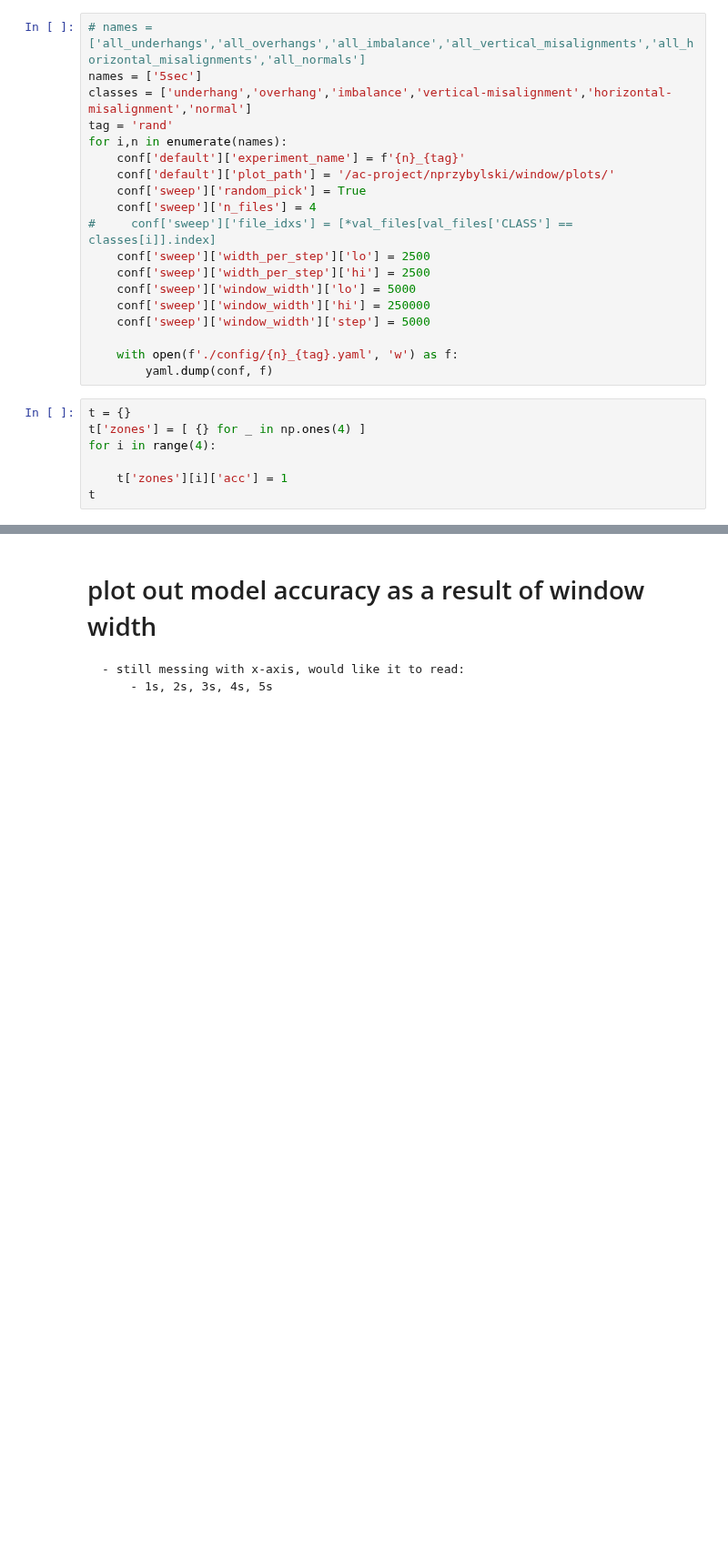
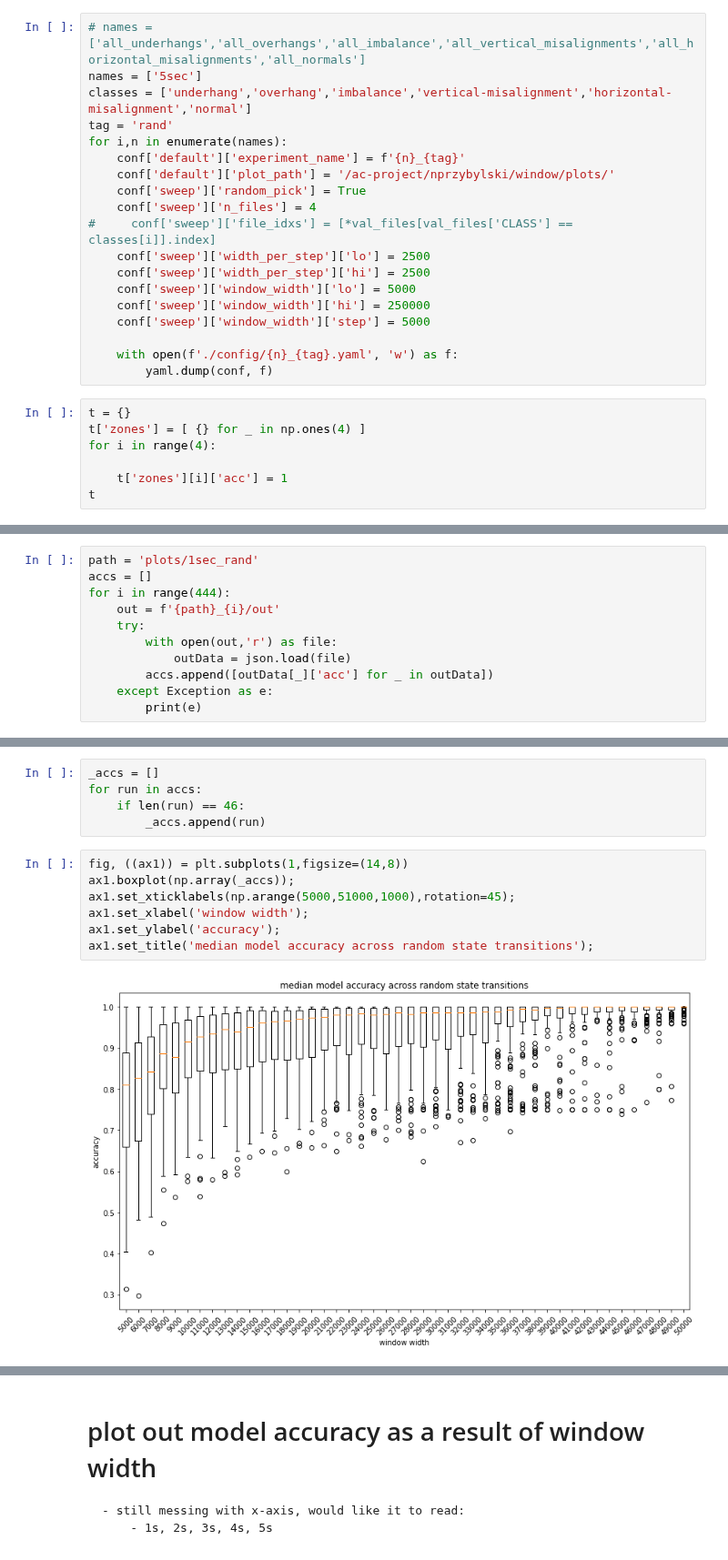
Before and after one commit to nprzybylski/window, a Jupyter notebook: sliding window.ipynb, the cells around one changed output, grey strips where cells are left out. Shown at 91% size. Cells and saved outputs as stored; diff of their text form; blank space fills up the shorter version.

Commit message:
added to window notebook

```diff
--- a/sliding window.ipynb
+++ b/sliding window.ipynb
@@ -933,0 +935,11 @@ t
+# %%
+path = 'plots/1sec_rand'
+accs = []
+for i in range(444):
+    out = f'{path}_{i}/out'
+    try:
+        with open(out,'r') as file:
+            outData = json.load(file)
+        accs.append([outData[_]['acc'] for _ in outData])
+    except Exception as e:
+        print(e)
@@ -933,0 +964,14 @@ t
+# %%
+_accs = []
+for run in accs:
+    if len(run) == 46:
+        _accs.append(run)
+# %%
+fig, ((ax1)) = plt.subplots(1,figsize=(14,8))
+ax1.boxplot(np.array(_accs));
+ax1.set_xticklabels(np.arange(5000,51000,1000),rotation=45);
+ax1.set_xlabel('window width');
+ax1.set_ylabel('accuracy');
+ax1.set_title('median model accuracy across random state transitions');
+# %% [output]
+[figure, added]
```
Also changed, not shown: parts of 14 cells of this notebook.
